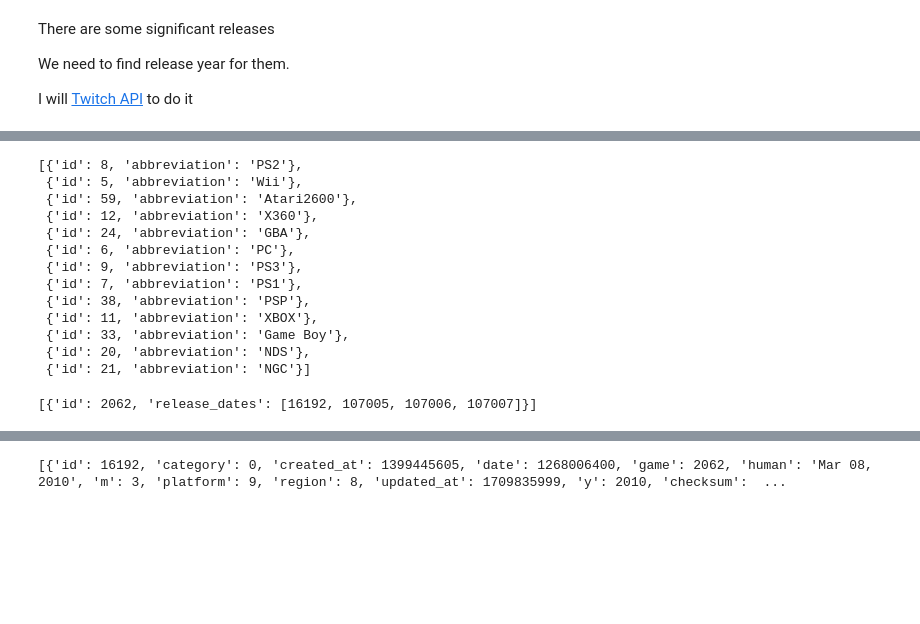
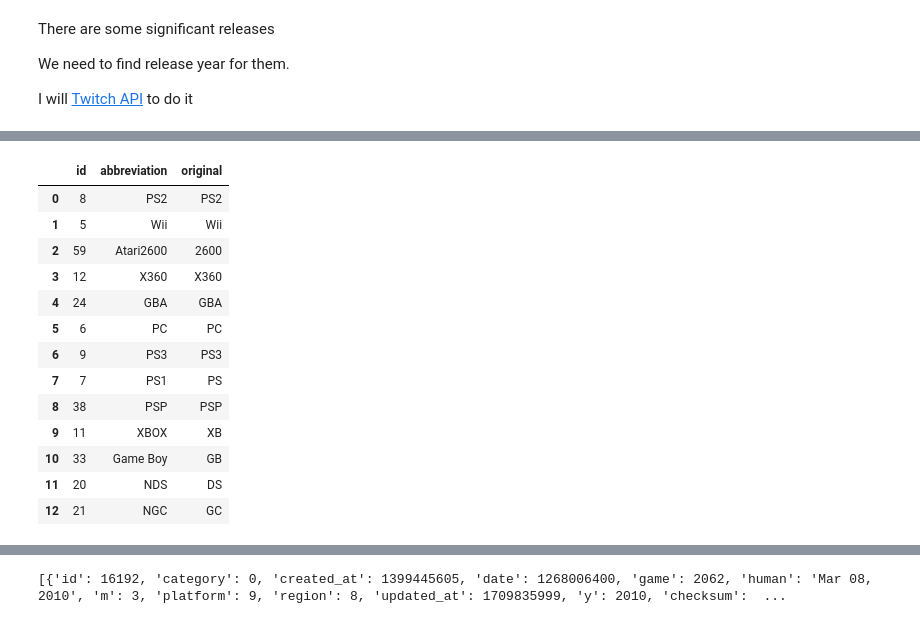
Before and after one commit to PawelG-WWA/Public_Projects, a Jupyter notebook: DataAnalysis/VideoGamesAnalysis/vgsales.ipynb, the cells around one changed output, grey strips where cells are left out. Drawn from its saved outputs; the diff is of its cells as text; code cells hidden in the pictures; blank space fills up the shorter version.

```diff
--- a/DataAnalysis/VideoGamesAnalysis/vgsales.ipynb
+++ b/DataAnalysis/VideoGamesAnalysis/vgsales.ipynb
@@ -114,18 +135,18 @@ ssl_context.verify_mode = ssl.CERT_NONE
 # %%
 def transform_platform_abbreviations(abbr):
     if abbr == '2600':
-        return 'Atari2600'
+        return {'original': '2600', 'new': 'Atari2600'}
     if abbr == 'PS':
-        return 'PS1'
+        return {'original': 'PS', 'new': 'PS1'}
     if abbr == 'XB':
-        return 'XBOX'
+        return {'original':'XB', 'new':'XBOX'}
     if abbr == 'GC':
-        return 'NGC'
+        return {'original': 'GC', 'new': 'NGC'}
     if abbr == 'DS':
-        return 'NDS'
+        return {'original': 'DS', 'new': 'NDS'}
     if abbr == 'GB':
-        return 'Game Boy'
-    return abbr
+        return {'original': 'GB', 'new':'Game Boy'}
+    return {'original': abbr, 'new': abbr}
 
 platform_abbreviations = df_games_with_missing_year['Platform'].unique()
 platform_abbreviations_transform = np.vectorize(transform_platform_abbreviations)
@@ -144,7 +175,16 @@ async def get_platform(abbreviation):
                                 ssl=ssl_context) as response:
             return await response.json()
 
-tasks = [get_platform(abbr) for abbr in platform_abbreviations_transormed]
-results = await asyncio.gather(*tasks)
+results = []
+
+if os.path.exists('../files/platforms.pkl'):
+    with open('../files/platforms.pkl', 'rb') as f:
+        print('Loading from file')
+        results = pickle.load(f)
+else:
+    print('fetching from Twitch API')
+    tasks = [get_platform(abbr['new']) for abbr in platform_abbreviations_transormed]
+    results = await asyncio.gather(*tasks)
+
 results
 # %% [output]
@@ -168,24 +208,0 @@ results
-# %%
-platform_ids = [{'id': r[0]['id'], 'abbreviation': r[0]['abbreviation']} for r in results]
-# %% [output]
-[{'id': 8, 'abbreviation': 'PS2'},
- {'id': 5, 'abbreviation': 'Wii'},
- {'id': 59, 'abbreviation': 'Atari2600'},
- {'id': 12, 'abbreviation': 'X360'},
- {'id': 24, 'abbreviation': 'GBA'},
- {'id': 6, 'abbreviation': 'PC'},
- {'id': 9, 'abbreviation': 'PS3'},
- {'id': 7, 'abbreviation': 'PS1'},
- {'id': 38, 'abbreviation': 'PSP'},
- {'id': 11, 'abbreviation': 'XBOX'},
- {'id': 33, 'abbreviation': 'Game Boy'},
- {'id': 20, 'abbreviation': 'NDS'},
- {'id': 21, 'abbreviation': 'NGC'}]
-# %%
-query = f'search "Yakuza 4"; fields release_dates; where platforms = (9);'
-
-response = requests.post(f'{twitch_api_url}/games', headers=headers, data=query)
-
-print(response.json())
-# %% [output]
-[{'id': 2062, 'release_dates': [16192, 107005, 107006, 107007]}]
@@ -191,0 +213,27 @@ print(response.json())
+# %%
+platform_id = pd.DataFrame([{'id': r[0]['id'], 'abbreviation': r[0]['abbreviation']} for r in results])
+
+original = [item['original'] for item in platform_abbreviations_transormed]
+new = [item['new'] for item in platform_abbreviations_transormed]
+
+df_platform_abbreviations_transormed = pd.DataFrame({'original': original, 'new': new})
+df_platform_abbreviations_transormed
+
+merged_platforms_id = pd.merge(platform_id, df_platform_abbreviations_transormed, left_on='abbreviation', right_on='new')
+merged_platforms_id.drop(columns=['new'], inplace=True)
+merged_platforms_id
+# %% [output]
+|  | id | abbreviation | original |
+| 0 | 8 | PS2 | PS2 |
+| 1 | 5 | Wii | Wii |
+| 2 | 59 | Atari2600 | 2600 |
+| 3 | 12 | X360 | X360 |
+| 4 | 24 | GBA | GBA |
+| 5 | 6 | PC | PC |
+| 6 | 9 | PS3 | PS3 |
+| 7 | 7 | PS1 | PS |
+| 8 | 38 | PSP | PSP |
+| 9 | 11 | XBOX | XB |
+| 10 | 33 | Game Boy | GB |
+| 11 | 20 | NDS | DS |
+| 12 | 21 | NGC | GC |
```
Also changed, not shown: parts of 7 cells of this notebook.
